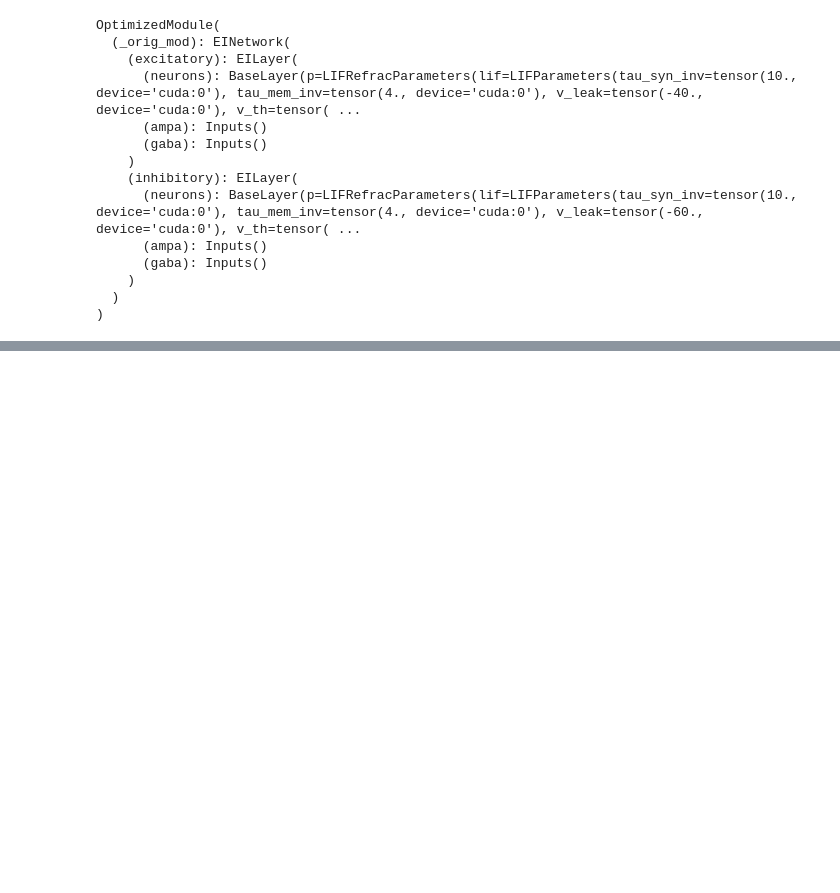
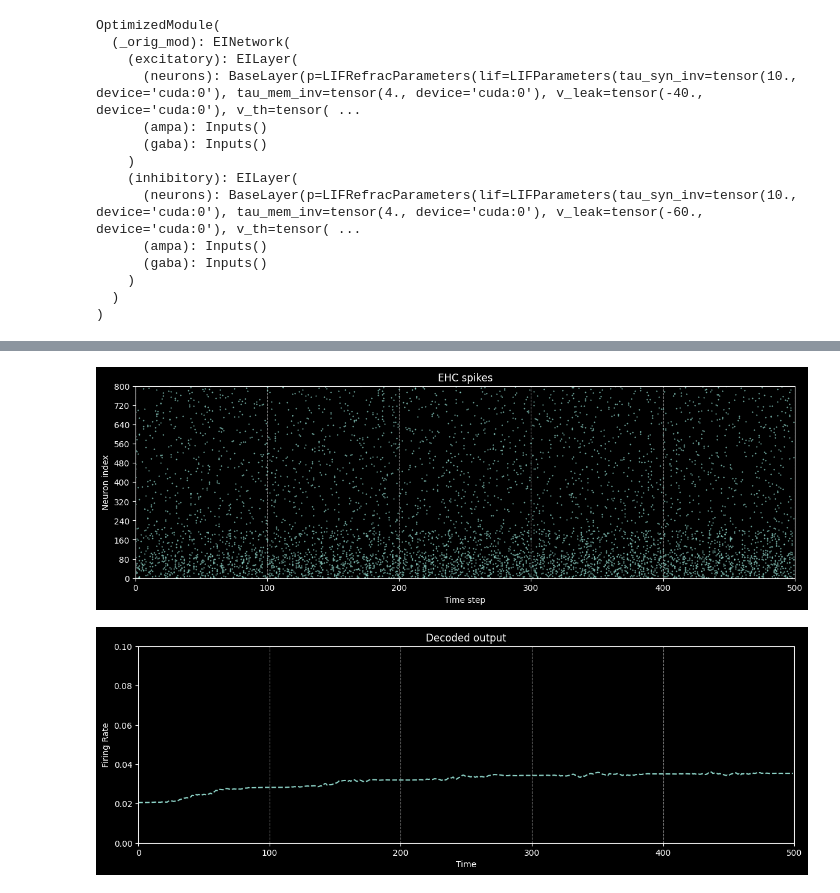
Before and after one commit to BorjaEst/spatial-navigation, a Jupyter notebook: notebooks/EIModel-Balanced.ipynb, the cells around one changed output, grey strips where cells are left out. Saved outputs shown, nothing was run; the diff lists cells and outputs as text; code cells hidden in the pictures; blank space fills up the shorter version.

```diff
--- a/notebooks/EIModel-Balanced.ipynb
+++ b/notebooks/EIModel-Balanced.ipynb
@@ -68 +93,22 @@ plt.show()
+# %%
+for x in signal_loader(4000, i=100.0, xmax=200):
+    model(x)
+# %%
+for x in signal_loader(4000, i=0.0, xmax=200):
+    model(x)
+# %%
+spikes_out = [model(x) for x in signal_loader(600, i=1.0, xmax=100)]
+spikes_out = torch.stack(spikes_out)  # Stack spikes in tensor
+plots.raster(spikes_out[100:].cpu(), markersize=1)
+plt.title("EHC spikes")
+plt.show()
+
+signal_out = torch.stack([decoder(x) for x in spikes_out[:, ymin:ymax]])
+signal_out = signal_out.mean(dim=1).unsqueeze(1).detach()
+plots.signal(signal_out[100:].cpu())
+plt.title("Decoded output"), plt.ylim(0.0, 0.10)
+plt.show()
+# %% [output]
+[figure, added]
+[figure, added]
 # %%
```
Also changed, not shown: parts of 9 cells of this notebook, 3 other files.
